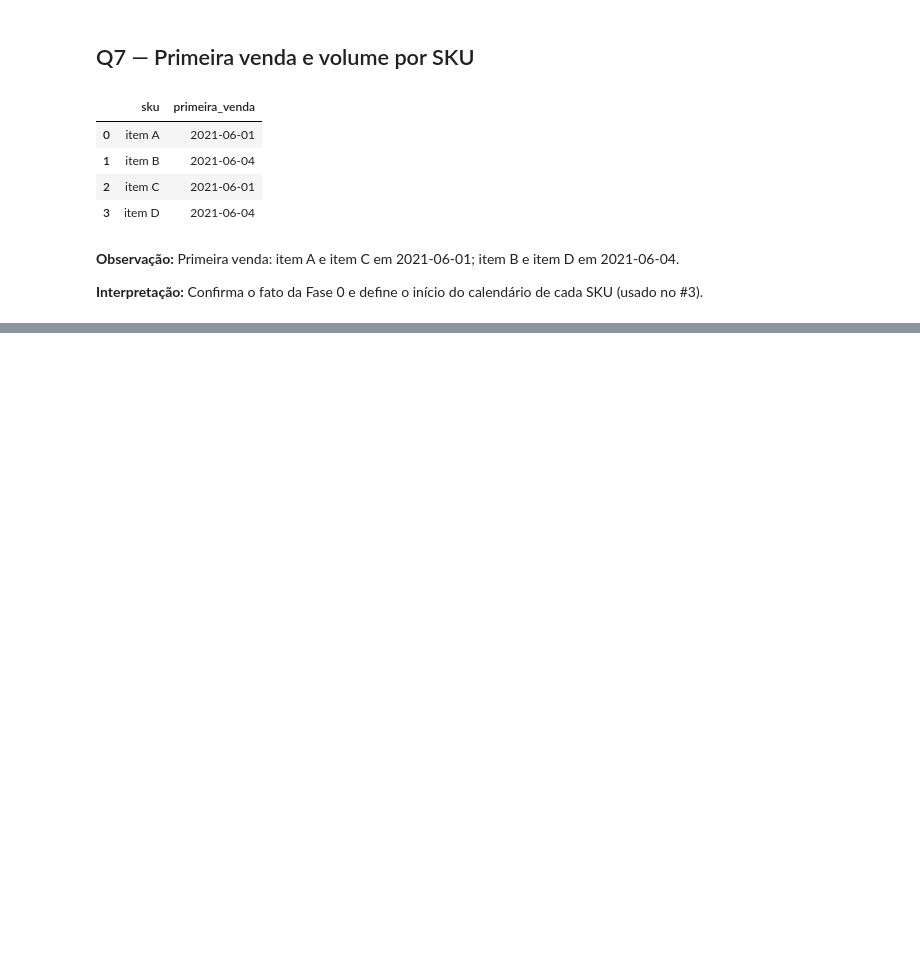
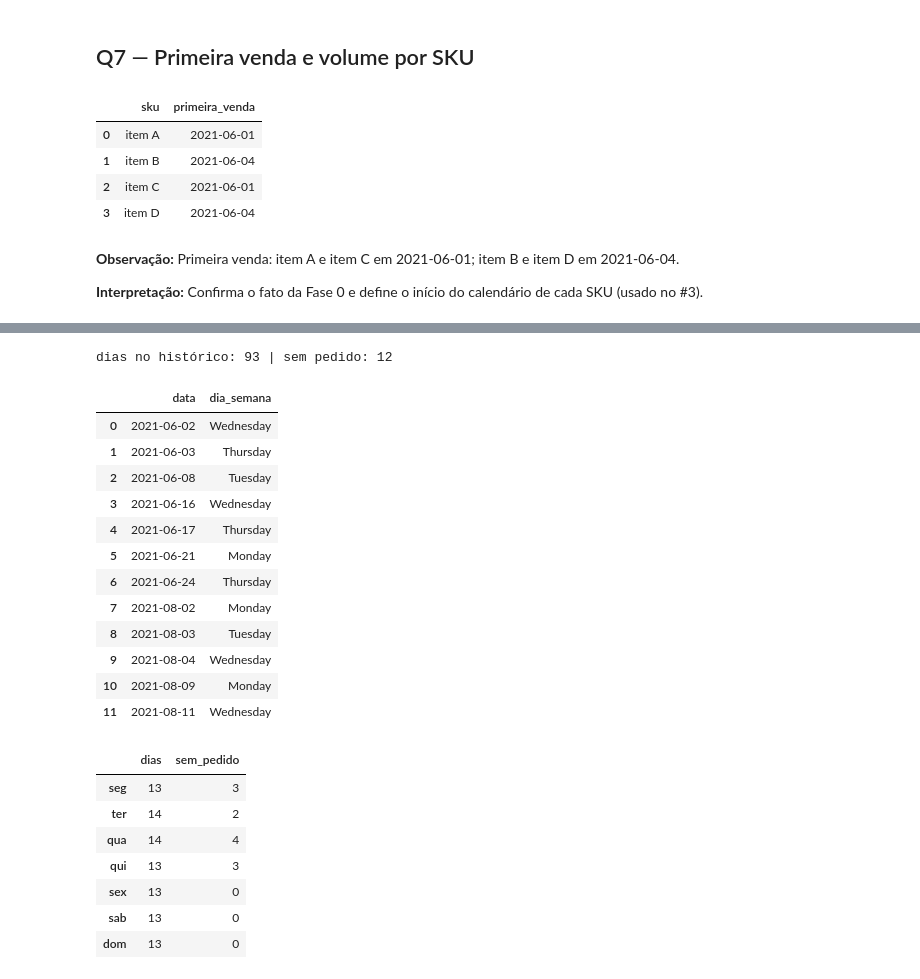
Before and after one commit to RWallan/case-mr-health, a Jupyter notebook: notebooks/01_eda_fontes_relacionamento.ipynb, the cells around one changed output, grey strips where cells are left out. Cells and saved outputs as stored; diff of their text form; code cells hidden in the pictures; blank space fills up the shorter version.

```diff
--- a/notebooks/01_eda_fontes_relacionamento.ipynb
+++ b/notebooks/01_eda_fontes_relacionamento.ipynb
@@ -392,0 +405,51 @@ display(resumo)
+# %%
+import math
+
+import numpy as np
+
+dias = con.sql("""
+SELECT d::DATE AS data
+FROM generate_series((SELECT min(data) FROM pedido),
+                     (SELECT max(data) FROM pedido), INTERVAL 1 DAY) t(d)
+""").df()
+com_pedido = set(
+    pd.to_datetime(con.sql('SELECT DISTINCT data FROM pedido').df()['data'])
+)
+dias['data'] = pd.to_datetime(dias['data'])
+dias['sem_pedido'] = ~dias['data'].isin(com_pedido)
+dias['dia_semana'] = dias['data'].dt.day_name()
+dias['dow'] = dias['data'].dt.day_of_week
+print(
+    'dias no histórico:', len(dias), '| sem pedido:', dias['sem_pedido'].sum()
+)
+display(
+    dias.loc[dias['sem_pedido'], ['data', 'dia_semana']].reset_index(drop=True)
+)
+por_dow = dias.groupby('dow').agg(
+    dias=('sem_pedido', 'size'), sem_pedido=('sem_pedido', 'sum')
+)
+por_dow.index = ['seg', 'ter', 'qua', 'qui', 'sex', 'sab', 'dom']
+display(por_dow)
+# %% [output]
+dias no histórico: 93 | sem pedido: 12
+|  | data | dia_semana |
+| 0 | 2021-06-02 | Wednesday |
+| 1 | 2021-06-03 | Thursday |
+| 2 | 2021-06-08 | Tuesday |
+| 3 | 2021-06-16 | Wednesday |
+| 4 | 2021-06-17 | Thursday |
+| 5 | 2021-06-21 | Monday |
+| 6 | 2021-06-24 | Thursday |
+| 7 | 2021-08-02 | Monday |
+| 8 | 2021-08-03 | Tuesday |
+| 9 | 2021-08-04 | Wednesday |
+| 10 | 2021-08-09 | Monday |
+| 11 | 2021-08-11 | Wednesday |
+|  | dias | sem_pedido |
+| seg | 13 | 3 |
+| ter | 14 | 2 |
+| qua | 14 | 4 |
+| qui | 13 | 3 |
+| sex | 13 | 0 |
+| sab | 13 | 0 |
+| dom | 13 | 0 |
```
Also changed, not shown: parts of 10 cells of this notebook, 6 other files.
